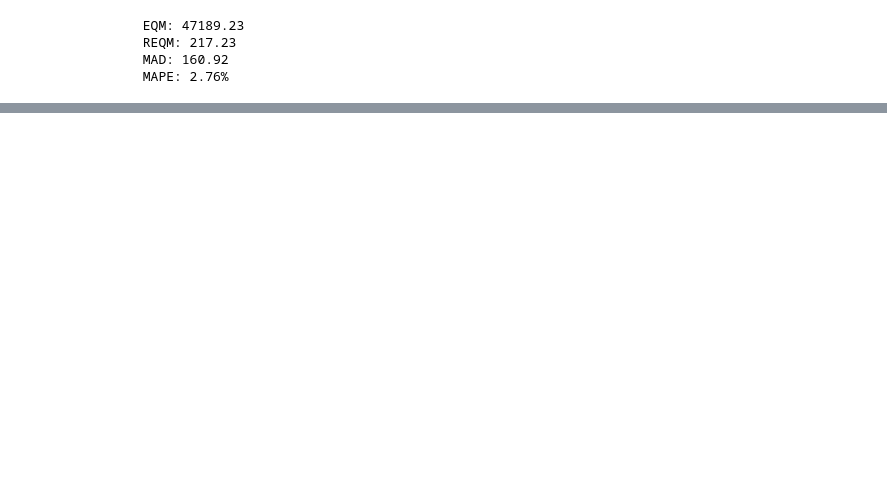
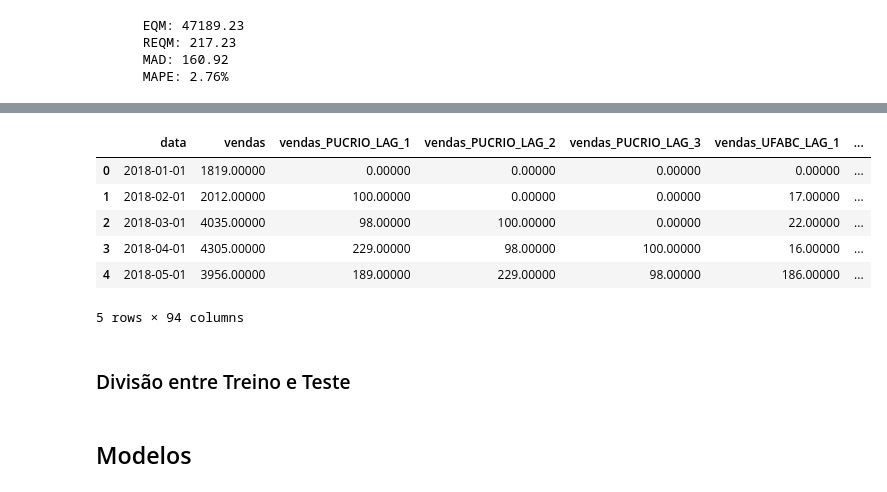
Before and after one commit to thiago-osorio/digital-house, a Jupyter notebook: projeto_integrador/Notebooks/modelagem.ipynb, the cells around one changed output, grey strips where cells are left out. Cells and saved outputs as stored; diff of their text form; code cells hidden in the pictures; blank space fills up the shorter version.

```diff
--- a/projeto_integrador/Notebooks/modelagem.ipynb
+++ b/projeto_integrador/Notebooks/modelagem.ipynb
@@ -191,0 +231,31 @@ print(f'''
+# %%
+lag_columns = ['vendas_PUCRIO', 'vendas_UFABC', 'vendas_UFF', 'vendas_UFMG', 'vendas_UFPE', 'vendas_UFRJ', 'vendas_UFSC', 'vendas_UNICAMP', 'vendas_USP', 'vendas_UTFPR', 'vendas_Belo_Horizonte',
+       'vendas_Brasilia', 'vendas_Campinas', 'vendas_Campo_Grande',
+       'vendas_Curitiba', 'vendas_Florianopolis', 'vendas_Fortaleza',
+       'vendas_Goiania', 'vendas_Joinville', 'vendas_Juiz_de_Fora',
+       'vendas_Manaus', 'vendas_Natal', 'vendas_Niteroi',
+       'vendas_Porto_Alegre', 'vendas_Recife', 'vendas_Rio_de_Janeiro',
+       'vendas_Salvador', 'vendas_Santo_Andre', 'vendas_Sao_Carlos',
+       'vendas_Sao_Paulo']
+# %%
+for column in lag_columns:
+    for lag in range(1, 4):
+        novo_nome = f'{column}_LAG_{lag}'
+        df_r[novo_nome] = df_r[column].shift(periods=lag, fill_value=0)
+# %%
+df_r['seasonal_LAG_12'] = df_r['seasonal'].shift(periods=12, fill_value=0)
+df_r['vendas_LAG_12'] = df_r['vendas'].shift(periods=12, fill_value=0)
+# %%
+df_r.drop(lag_columns, axis=1, inplace=True)
+df_r.drop('seasonal', axis=1, inplace=True)
+df_r.head()
+# %% [output]
+|  | data | vendas | vendas_PUCRIO_LAG_1 | vendas_PUCRIO_LAG_2 | vendas_PUCRIO_LAG_3 | vendas_UFABC_LAG_1 | ... |
+| 0 | 2018-01-01 | 1819.00000 | 0.00000 | 0.00000 | 0.00000 | 0.00000 | ... |
+| 1 | 2018-02-01 | 2012.00000 | 100.00000 | 0.00000 | 0.00000 | 17.00000 | ... |
+| 2 | 2018-03-01 | 4035.00000 | 98.00000 | 100.00000 | 0.00000 | 22.00000 | ... |
+| 3 | 2018-04-01 | 4305.00000 | 229.00000 | 98.00000 | 100.00000 | 16.00000 | ... |
+| 4 | 2018-05-01 | 3956.00000 | 189.00000 | 229.00000 | 98.00000 | 186.00000 | ... |
+5 rows × 94 columns
+# %% [markdown]
+### Divisão entre Treino e Teste
@@ -191,0 +267,2 @@ print(f'''
+# %% [markdown]
+## Modelos
```
Also changed, not shown: parts of 111 cells of this notebook, 4 other files.
